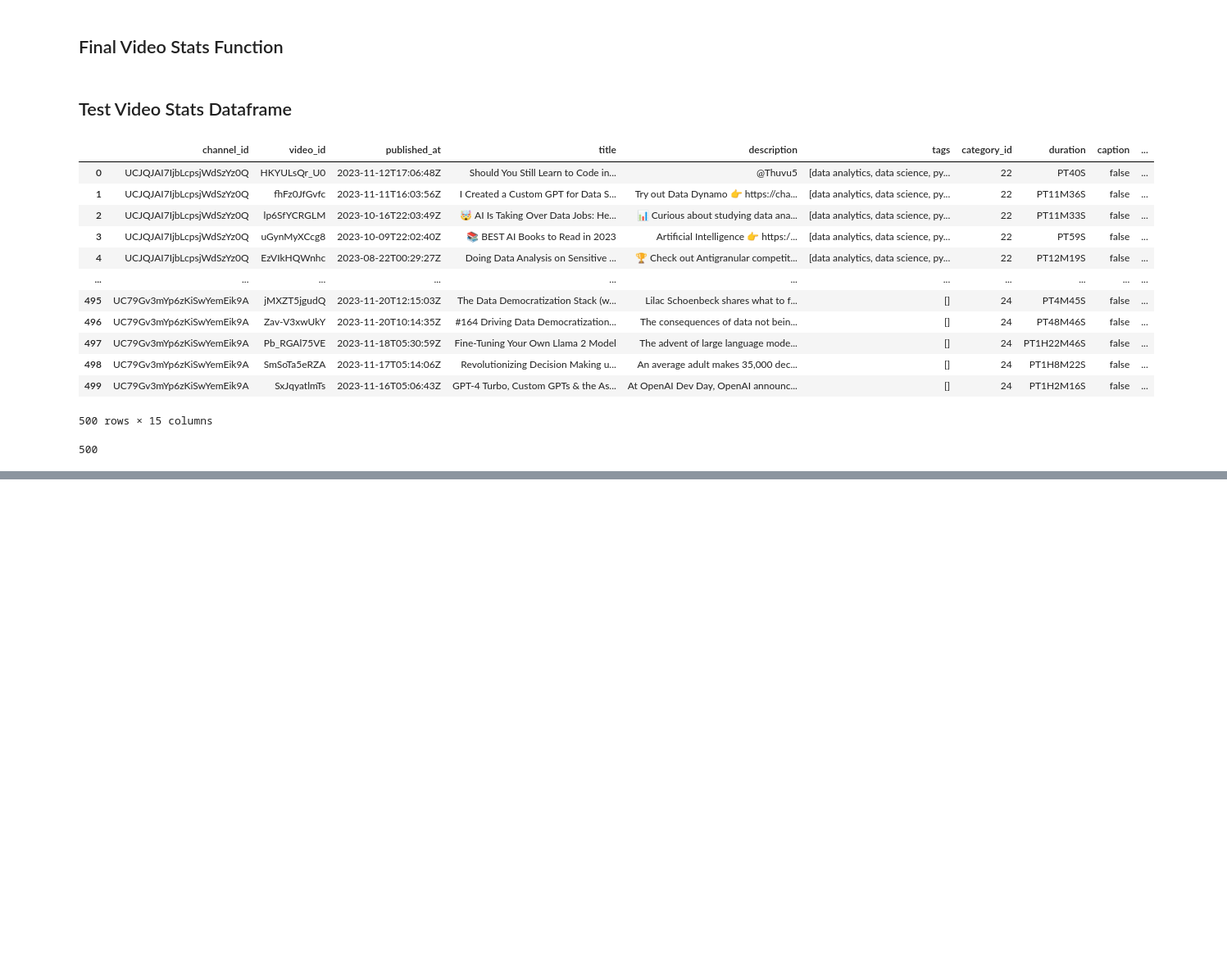
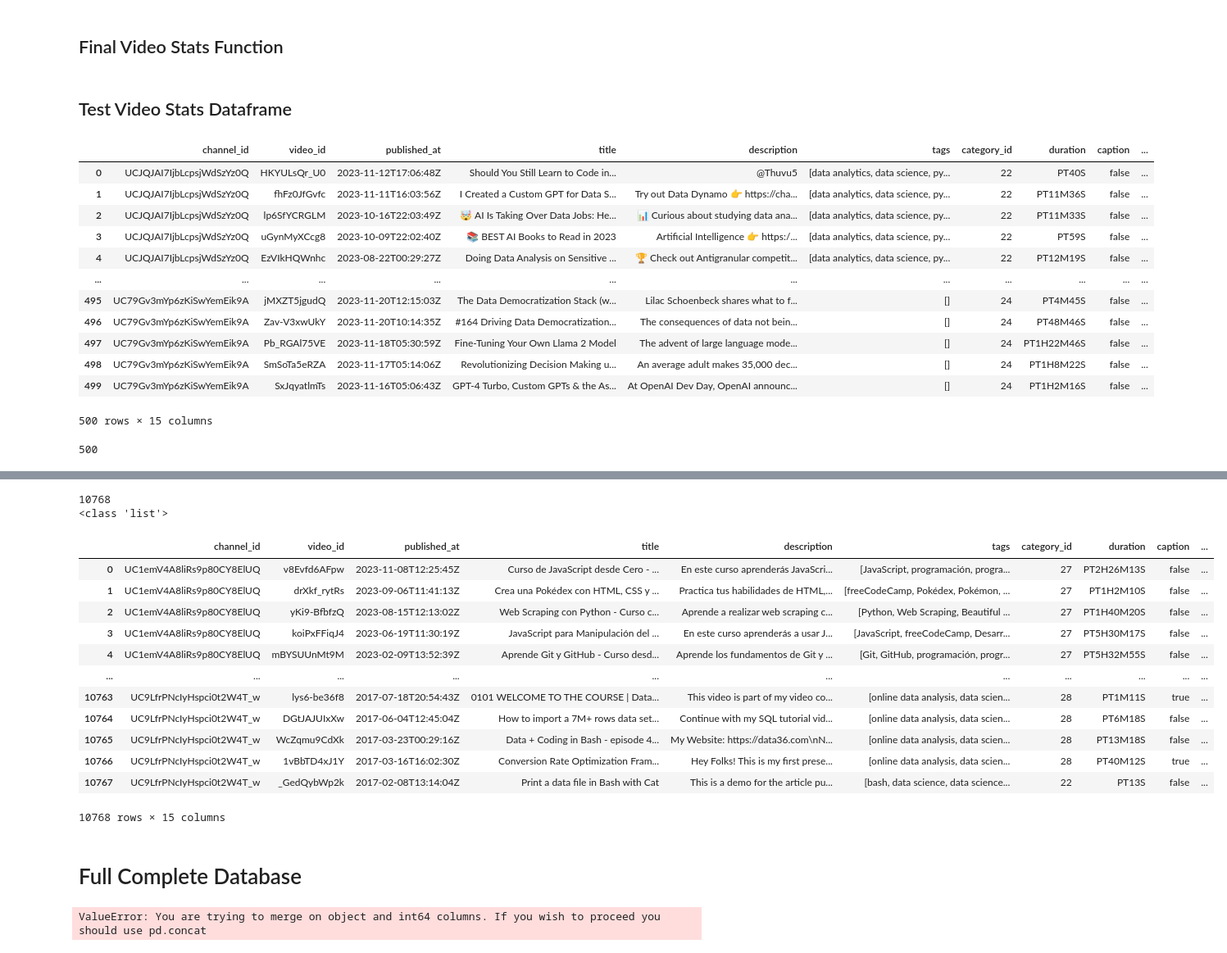
Before and after one commit to LHide14/YouTube-Analytics, a Jupyter notebook: Channel_Stats.ipynb, the cells around one changed output, grey strips where cells are left out. Shown at 82% size. Cells and saved outputs as stored; diff of their text form; code cells hidden in the pictures; blank space fills up the shorter version.

Commit message:
Updated dataframe, categories and duration columns formatted

```diff
--- a/Channel_Stats.ipynb
+++ b/Channel_Stats.ipynb
@@ -223,9 +257,9 @@ print(type(test_video_id_list))
 # %% [markdown]
 #### Testing Results of Larger Requests
 # %%
-request = youtube.videos().list(
-        part="snippet,contentDetails,statistics",
-        id=','.join(test_video_id_list))
-response = request.execute()
-response
+# request = youtube.videos().list(
+#         part="snippet,contentDetails,statistics",
+#         id=','.join(test_video_id_list))
+# response = request.execute()
+# response
 # %% [output]
@@ -266,19 +284,19 @@ def get_video_stats(youtube, list_of_video_ids):
 
             data = dict(channel_id = video['snippet']['channelId'],
                         video_id = video['id'],
-                        published_at = video['snippet']['publishedAt'],
-                        title = video['snippet']['title'],
-                        description = video['snippet']['description'],
+                        published_at = video['snippet'].get('publishedAt'),
+                        title = video['snippet'].get('title'),
+                        description = video['snippet'].get('description'),
                         tags = video['snippet'].get('tags', []), # was issue here as not all videos had tags, .get() might generally offer better protection
-                        category_id = video['snippet']['categoryId'],
-                        duration = video['contentDetails']['duration'],
-                        caption = video['contentDetails']['caption'],
-                        licensed_content = video['contentDetails']['licensedContent'],
-                        content_rating = video['contentDetails']['contentRating'],
-                        view_count = video['statistics']['viewCount'],
-                        like_count = video['statistics']['likeCount'],
-                        favourite_count = video['statistics']['favoriteCount'],
-                        comment_count = video['statistics']['commentCount'])
+                        category_id = video['snippet'].get('categoryId'),
+                        duration = video['contentDetails'].get('duration'),
+                        caption = video['contentDetails'].get('caption'),
+                        licensed_content = video['contentDetails'].get('licensedContent'),
+                        content_rating = video['contentDetails'].get('contentRating'),
+                        view_count = video['statistics'].get('viewCount'),
+                        like_count = video['statistics'].get('likeCount'), # issue
+                        favourite_count = video['statistics'].get('favoriteCount'),
+                        comment_count = video['statistics'].get('commentCount'))
 
             all_data.append(data)
 
@@ -310,0 +344,32 @@ len(video_stats)
+# %%
+video_id_list = list(channel_video_df['video_id'])
+print(len(video_id_list))
+print(type(video_id_list))
+# %% [output]
+10768
+<class 'list'>
+# %%
+full_video_stats = get_video_stats(youtube, video_id_list)
+full_video_stats_df = pd.DataFrame(full_video_stats)
+full_video_stats_df
+# %% [output]
+|  | channel_id | video_id | published_at | title | description | tags | category_id | duration | caption | ... |
+| 0 | UC1emV4A8liRs9p80CY8ElUQ | v8Evfd6AFpw | 2023-11-08T12:25:45Z | Curso de JavaScript desde Cero - ... | En este curso aprenderás JavaScri... | [JavaScript, programación, progra... | 27 | PT2H26M13S | false | ... |
+| 1 | UC1emV4A8liRs9p80CY8ElUQ | drXkf_rytRs | 2023-09-06T11:41:13Z | Crea una Pokédex con HTML, CSS y ... | Practica tus habilidades de HTML,... | [freeCodeCamp, Pokédex, Pokémon, ... | 27 | PT1H2M10S | false | ... |
+| 2 | UC1emV4A8liRs9p80CY8ElUQ | yKi9-BfbfzQ | 2023-08-15T12:13:02Z | Web Scraping con Python - Curso c... | Aprende a realizar web scraping c... | [Python, Web Scraping, Beautiful ... | 27 | PT1H40M20S | false | ... |
+| 3 | UC1emV4A8liRs9p80CY8ElUQ | koiPxFFiqJ4 | 2023-06-19T11:30:19Z | JavaScript para Manipulación del ... | En este curso aprenderás a usar J... | [JavaScript, freeCodeCamp, Desarr... | 27 | PT5H30M17S | false | ... |
+| 4 | UC1emV4A8liRs9p80CY8ElUQ | mBYSUUnMt9M | 2023-02-09T13:52:39Z | Aprende Git y GitHub - Curso desd... | Aprende los fundamentos de Git y ... | [Git, GitHub, programación, progr... | 27 | PT5H32M55S | false | ... |
+| ... | ... | ... | ... | ... | ... | ... | ... | ... | ... | ... |
+| 10763 | UC9LfrPNcIyHspci0t2W4T_w | lys6-be36f8 | 2017-07-18T20:54:43Z | 0101 WELCOME TO THE COURSE | Data... | This video is part of my video co... | [online data analysis, data scien... | 28 | PT1M11S | true | ... |
+| 10764 | UC9LfrPNcIyHspci0t2W4T_w | DGtJAJUIxXw | 2017-06-04T12:45:04Z | How to import a 7M+ rows data set... | Continue with my SQL tutorial vid... | [online data analysis, data scien... | 28 | PT6M18S | false | ... |
+| 10765 | UC9LfrPNcIyHspci0t2W4T_w | WcZqmu9CdXk | 2017-03-23T00:29:16Z | Data + Coding in Bash - episode 4... | My Website: https://data36.com\nN... | [online data analysis, data scien... | 28 | PT13M18S | false | ... |
+| 10766 | UC9LfrPNcIyHspci0t2W4T_w | 1vBbTD4xJ1Y | 2017-03-16T16:02:30Z | Conversion Rate Optimization Fram... | Hey Folks! This is my first prese... | [online data analysis, data scien... | 28 | PT40M12S | true | ... |
+| 10767 | UC9LfrPNcIyHspci0t2W4T_w | _GedQybWp2k | 2017-02-08T13:14:04Z | Print a data file in Bash with Cat | This is a demo for the article pu... | [bash, data science, data science... | 22 | PT13S | false | ... |
+10768 rows × 15 columns
+# %% [markdown]
+# Full Complete Database
+# %%
+full_df = full_video_stats_df.join(channel_stats_df, on='channel_id')
+full_df
+# %% [output]
+ValueError: You are trying to merge on object and int64 columns. If you wish to proceed you should use pd.concat
```
Also changed, not shown: parts of 31 cells of this notebook.
